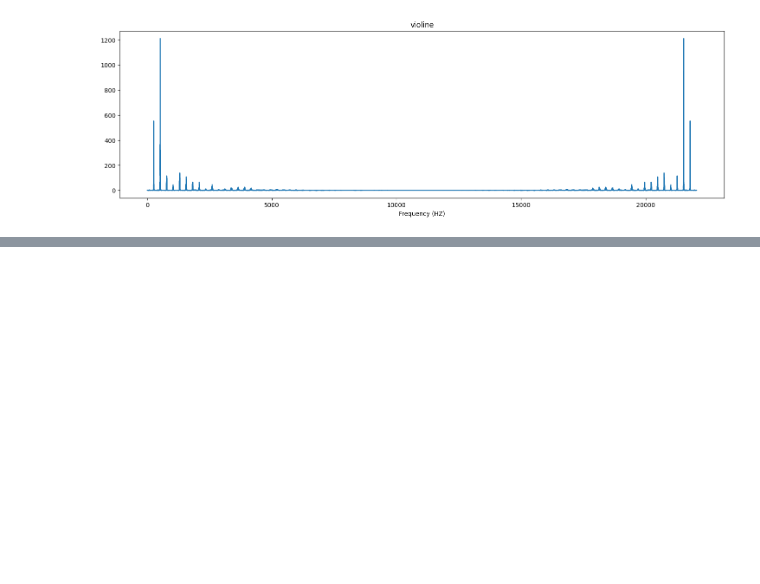
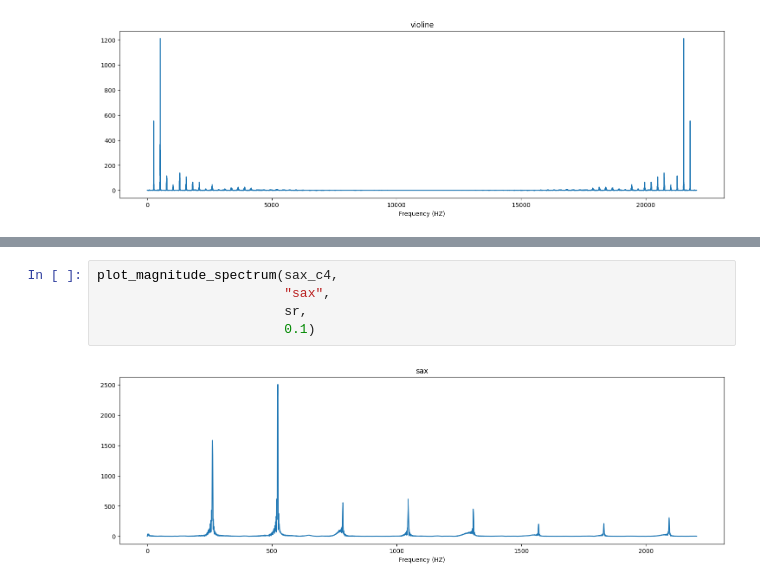
Before and after one commit to zahra-sharifzadeh/Digital_Audio_Processing, a Jupyter notebook: Extracting the Discrete Fourier Transform/Extracting_the_Discrete_Fourier_Transform.ipynb, the cells around one changed output, grey strips where cells are left out. Drawn from its saved outputs; the diff is of its cells as text; blank space fills up the shorter version.

```diff
--- a/Extracting the Discrete Fourier Transform/Extracting_the_Discrete_Fourier_Transform.ipynb
+++ b/Extracting the Discrete Fourier Transform/Extracting_the_Discrete_Fourier_Transform.ipynb
@@ -147,0 +150,7 @@ plot_magnitude_spectrum(violin_c4,
+# %%
+plot_magnitude_spectrum(sax_c4,
+                        "sax",
+                        sr,
+                        0.1)
+# %% [output]
+[figure, added]
```
Also changed, not shown: parts of 10 cells of this notebook.
